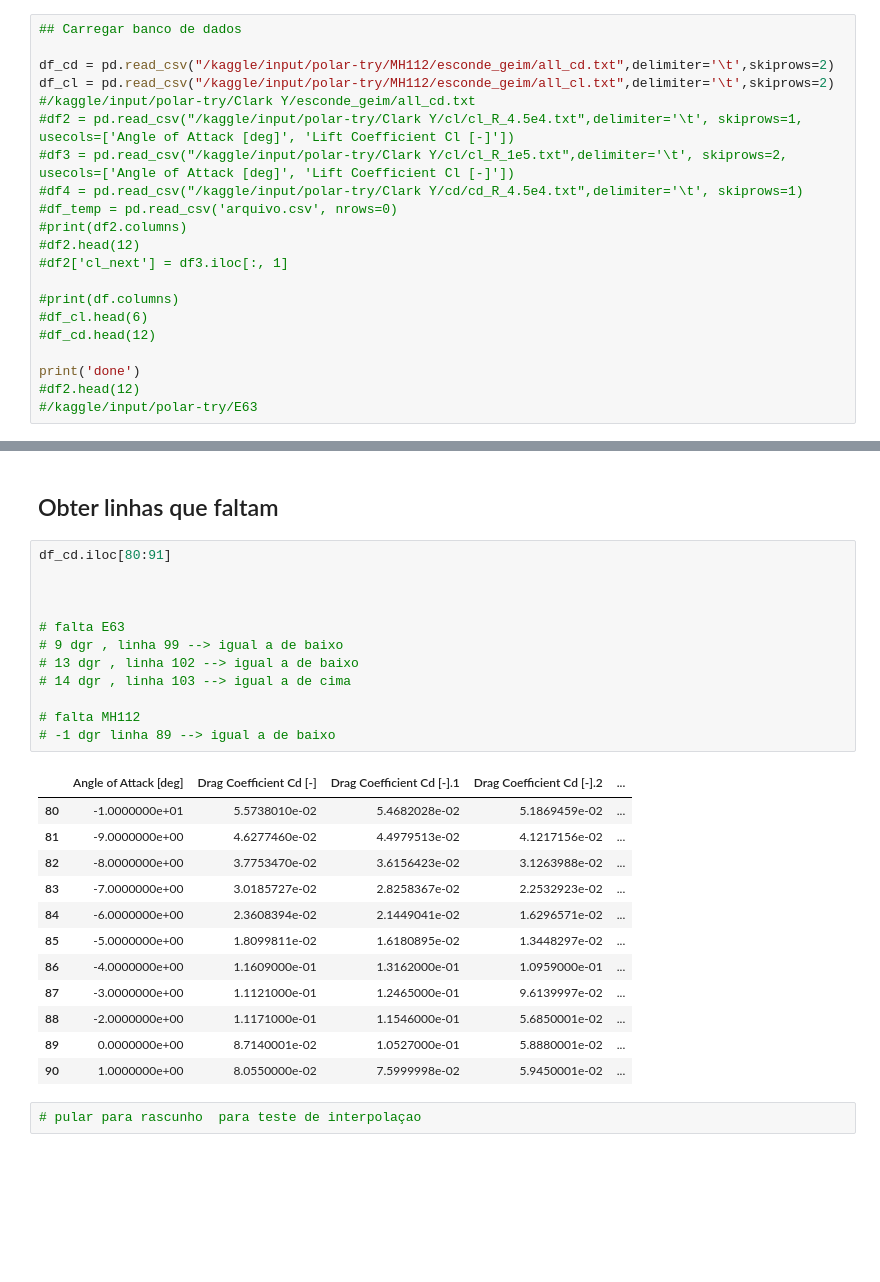
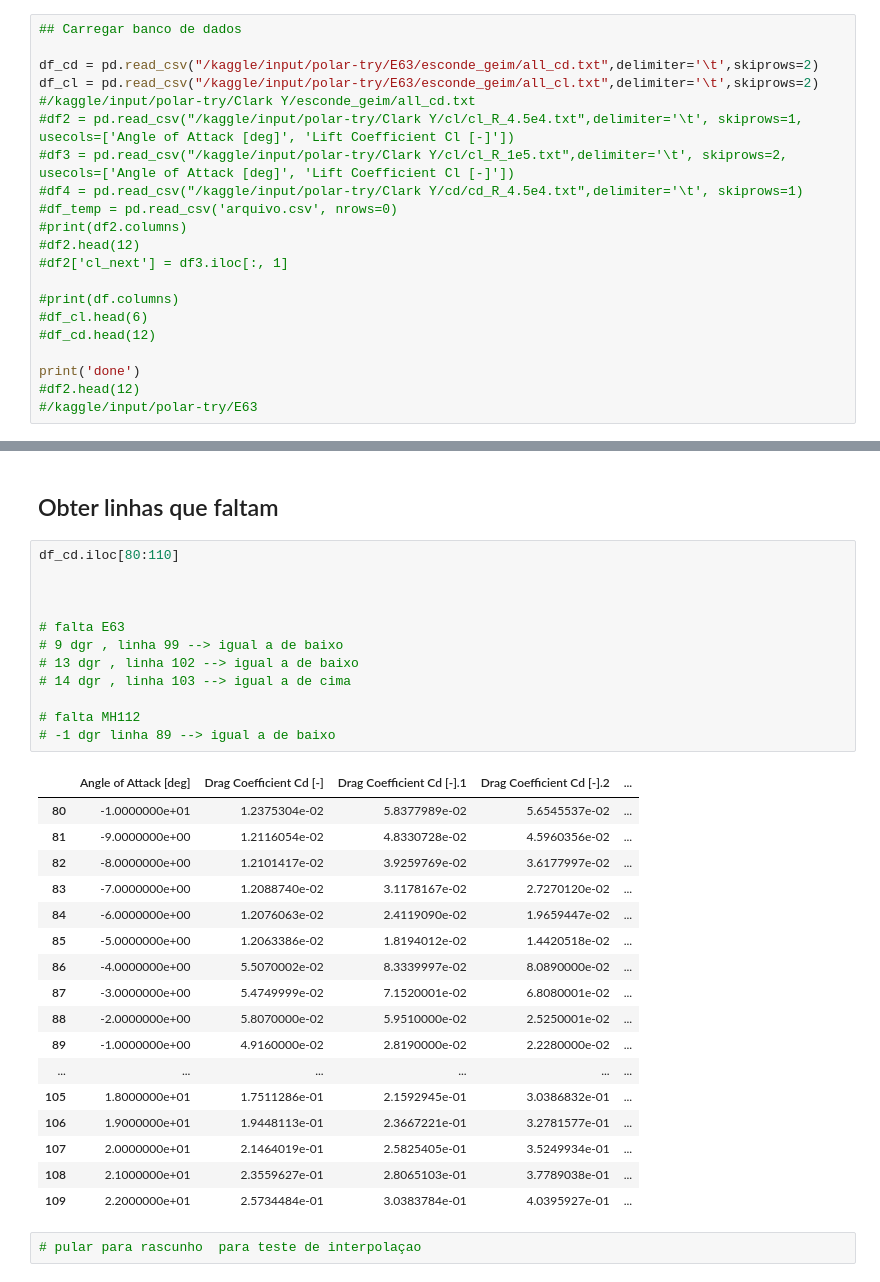
Before and after one commit to Pedro-pb-coder/polars.Qblade, a Jupyter notebook: polares.all.ipynb, the cells around one changed output, grey strips where cells are left out. Drawn from its saved outputs; the diff is of its cells as text; blank space fills up the shorter version.

Commit message:
Kaggle Notebook | Fork of polares.1a1.full | correct E63

```diff
--- a/polares.all.ipynb
+++ b/polares.all.ipynb
@@ -17,8 +17,8 @@ pandas version 2.0.3
 # %%
 ## Carregar banco de dados
 
-df_cd = pd.read_csv("/kaggle/input/polar-try/MH112/esconde_geim/all_cd.txt",delimiter='\t',skiprows=2)
-df_cl = pd.read_csv("/kaggle/input/polar-try/MH112/esconde_geim/all_cl.txt",delimiter='\t',skiprows=2)
+df_cd = pd.read_csv("/kaggle/input/polar-try/E63/esconde_geim/all_cd.txt",delimiter='\t',skiprows=2)
+df_cl = pd.read_csv("/kaggle/input/polar-try/E63/esconde_geim/all_cl.txt",delimiter='\t',skiprows=2)
 #/kaggle/input/polar-try/Clark Y/esconde_geim/all_cd.txt
 #df2 = pd.read_csv("/kaggle/input/polar-try/Clark Y/cl/cl_R_4.5e4.txt",delimiter='\t', skiprows=1, usecols=['Angle of Attack [deg]', 'Lift Coefficient Cl [-]'])
 #df3 = pd.read_csv("/kaggle/input/polar-try/Clark Y/cl/cl_R_1e5.txt",delimiter='\t', skiprows=2, usecols=['Angle of Attack [deg]', 'Lift Coefficient Cl [-]'])
@@ -155,30 +155,35 @@ podemos ver assim quantas linhas faltam
 # %% [markdown]
 ## Obter linhas que faltam
 # %%
-df_cd.iloc[80:91]
+df_cd.iloc[80:110]
 
 
 
 # falta E63
 # 9 dgr , linha 99 --> igual a de baixo
 # 13 dgr , linha 102 --> igual a de baixo
 # 14 dgr , linha 103 --> igual a de cima
 
 # falta MH112
 # -1 dgr linha 89 --> igual a de baixo
 # %% [output]
 |  | Angle of Attack [deg] | Drag Coefficient Cd [-] | Drag Coefficient Cd [-].1 | Drag Coefficient Cd [-].2 | ... |
-| 80 | -1.0000000e+01 | 5.5738010e-02 | 5.4682028e-02 | 5.1869459e-02 | ... |
-| 81 | -9.0000000e+00 | 4.6277460e-02 | 4.4979513e-02 | 4.1217156e-02 | ... |
-| 82 | -8.0000000e+00 | 3.7753470e-02 | 3.6156423e-02 | 3.1263988e-02 | ... |
-| 83 | -7.0000000e+00 | 3.0185727e-02 | 2.8258367e-02 | 2.2532923e-02 | ... |
-| 84 | -6.0000000e+00 | 2.3608394e-02 | 2.1449041e-02 | 1.6296571e-02 | ... |
-| 85 | -5.0000000e+00 | 1.8099811e-02 | 1.6180895e-02 | 1.3448297e-02 | ... |
-| 86 | -4.0000000e+00 | 1.1609000e-01 | 1.3162000e-01 | 1.0959000e-01 | ... |
-| 87 | -3.0000000e+00 | 1.1121000e-01 | 1.2465000e-01 | 9.6139997e-02 | ... |
-| 88 | -2.0000000e+00 | 1.1171000e-01 | 1.1546000e-01 | 5.6850001e-02 | ... |
-| 89 | 0.0000000e+00 | 8.7140001e-02 | 1.0527000e-01 | 5.8880001e-02 | ... |
-| 90 | 1.0000000e+00 | 8.0550000e-02 | 7.5999998e-02 | 5.9450001e-02 | ... |
+| 80 | -1.0000000e+01 | 1.2375304e-02 | 5.8377989e-02 | 5.6545537e-02 | ... |
+| 81 | -9.0000000e+00 | 1.2116054e-02 | 4.8330728e-02 | 4.5960356e-02 | ... |
+| 82 | -8.0000000e+00 | 1.2101417e-02 | 3.9259769e-02 | 3.6177997e-02 | ... |
+| 83 | -7.0000000e+00 | 1.2088740e-02 | 3.1178167e-02 | 2.7270120e-02 | ... |
+| 84 | -6.0000000e+00 | 1.2076063e-02 | 2.4119090e-02 | 1.9659447e-02 | ... |
+| 85 | -5.0000000e+00 | 1.2063386e-02 | 1.8194012e-02 | 1.4420518e-02 | ... |
+| 86 | -4.0000000e+00 | 5.5070002e-02 | 8.3339997e-02 | 8.0890000e-02 | ... |
+| 87 | -3.0000000e+00 | 5.4749999e-02 | 7.1520001e-02 | 6.8080001e-02 | ... |
+| 88 | -2.0000000e+00 | 5.8070000e-02 | 5.9510000e-02 | 2.5250001e-02 | ... |
+| 89 | -1.0000000e+00 | 4.9160000e-02 | 2.8190000e-02 | 2.2280000e-02 | ... |
+| ... | ... | ... | ... | ... | ... |
+| 105 | 1.8000000e+01 | 1.7511286e-01 | 2.1592945e-01 | 3.0386832e-01 | ... |
+| 106 | 1.9000000e+01 | 1.9448113e-01 | 2.3667221e-01 | 3.2781577e-01 | ... |
+| 107 | 2.0000000e+01 | 2.1464019e-01 | 2.5825405e-01 | 3.5249934e-01 | ... |
+| 108 | 2.1000000e+01 | 2.3559627e-01 | 2.8065103e-01 | 3.7789038e-01 | ... |
+| 109 | 2.2000000e+01 | 2.5734484e-01 | 3.0383784e-01 | 4.0395927e-01 | ... |
 # %%
 # pular para rascunho  para teste de interpolaçao
 # %% [markdown]
```
Also changed, not shown: parts of 18 cells of this notebook.
